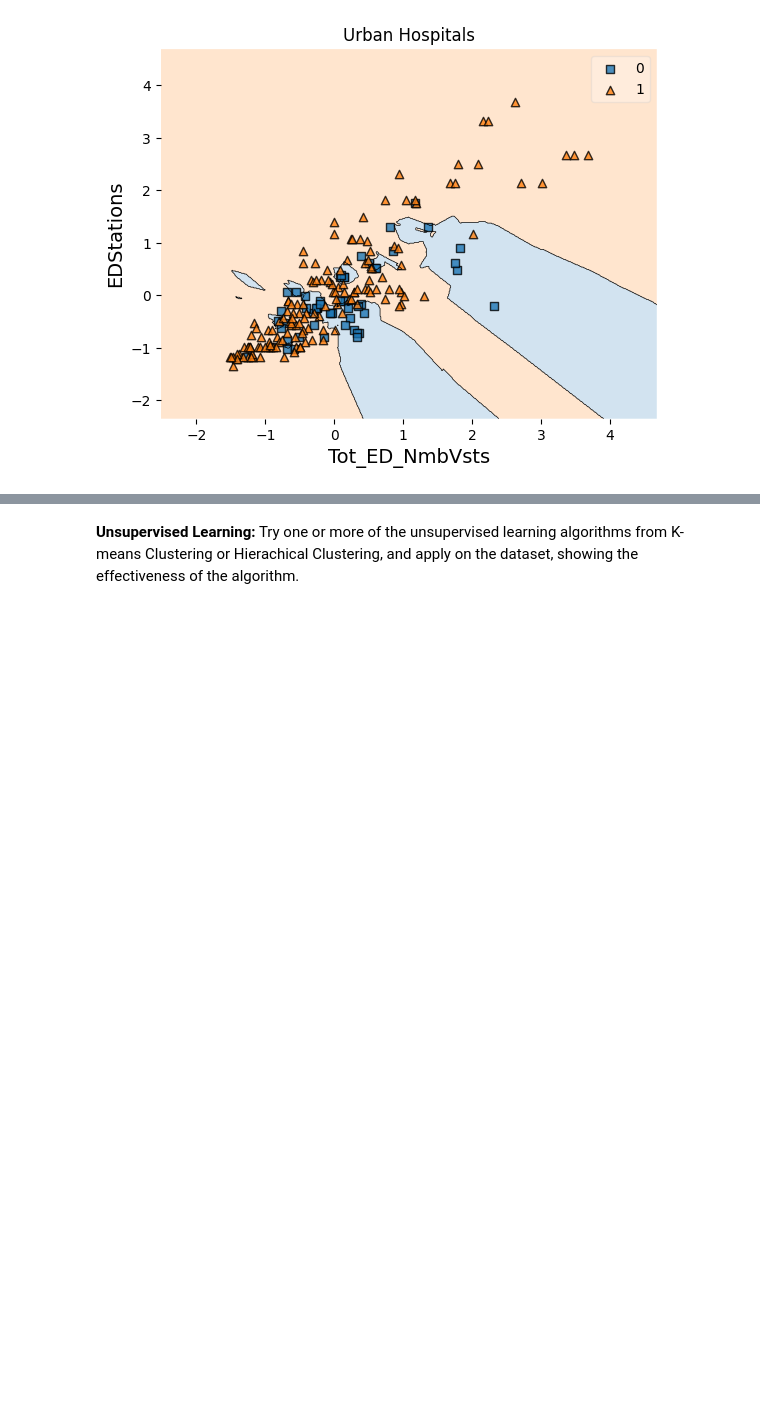
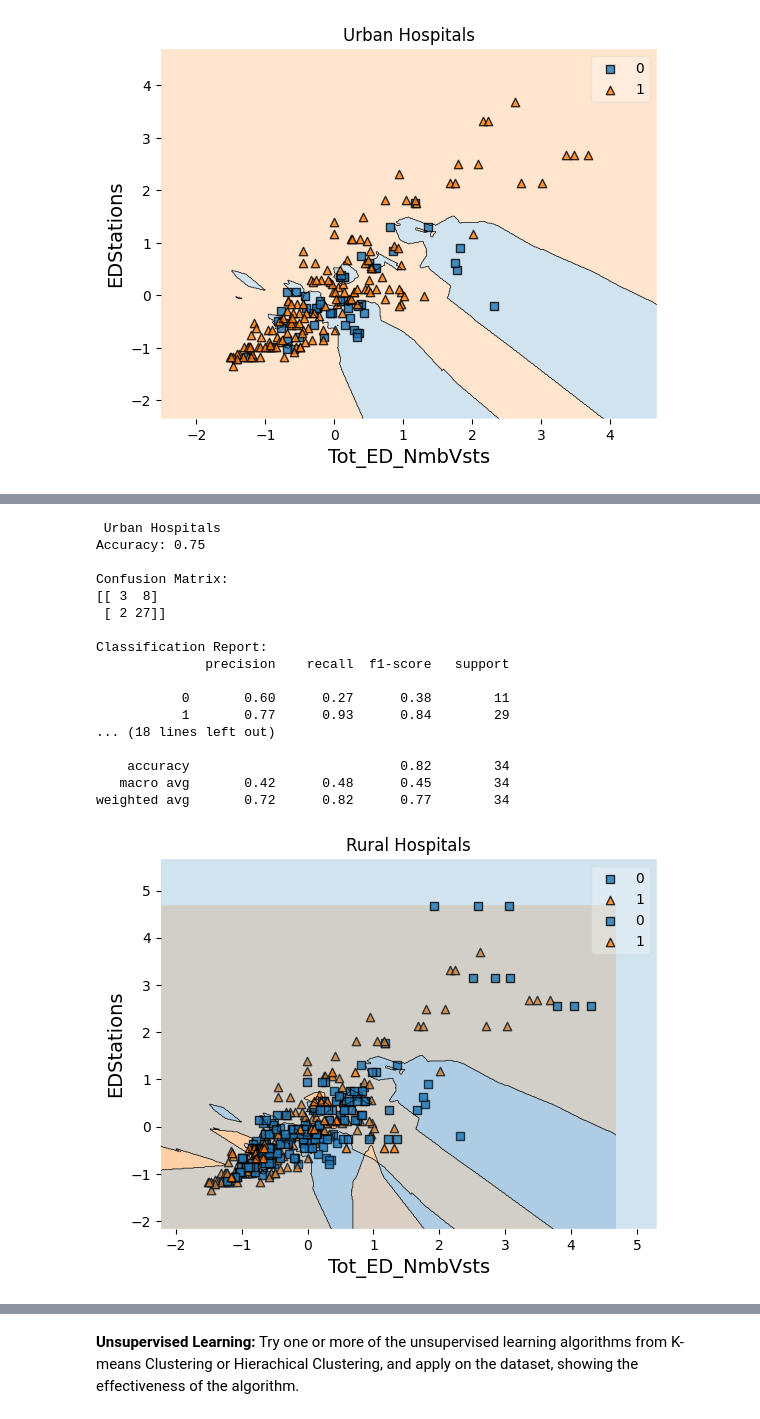
Before and after one commit to tovarrog24/Emergency-Department-Volume-and-Capacity, a Jupyter notebook: learning.ipynb, the cells around one changed output, grey strips where cells are left out. Saved outputs shown, nothing was run; the diff lists cells and outputs as text; code cells hidden in the pictures; blank space fills up the shorter version.

```diff
--- a/learning.ipynb
+++ b/learning.ipynb
@@ -400,0 +410,71 @@ These two graphs seems to give better insight. Contrary to my intial thought, th
+# %%
+
+
+def evaluateKNN(dataset, title):
+
+    # Take a sample
+    systemSample = dataset.sample(
+        min(200, len(dataset)),
+        random_state=123
+    ).copy()
+
+    # Convert labels to integers
+    systemSample["Int"] = systemSample["MentalHealthShortageArea"].map(
+        {"Yes": 0, "No": 1}
+    )
+
+    # Define features and target
+    X = systemSample[["Tot_ED_NmbVsts", "EDStations"]]
+    y = systemSample["Int"]
+
+    # Divide into training and testing data
+    X_train, X_test, y_train, y_test = train_test_split(
+        X, y, test_size=0.2, random_state=42, stratify=y
+    )
+
+    # Scale features
+    scaler = StandardScaler()
+    X_train_scaled = scaler.fit_transform(X_train)
+    X_test_scaled = scaler.transform(X_test)
+
+    # Fit model
+    systemClassifier = KNeighborsClassifier(n_neighbors=5)
+    systemClassifier.fit(X_train_scaled, y_train)
+
+    # Make predictions
+    predictions = systemClassifier.predict(X_test_scaled)
+
+    # Evaluate model
+    print("\n", title)
+    print("Accuracy:", accuracy_score(y_test, predictions))
+    print("\nConfusion Matrix:")
+    print(confusion_matrix(y_test, predictions))
+    print("\nClassification Report:")
+    print(classification_report(y_test, predictions))
+
+# Generate decision-region graphs
+plotKNN(urbanData, "Urban Hospitals")
+plotKNN(nonUrbanData, "Rural Hospitals")
+
+# Evaluate effectiveness
+evaluateKNN(urbanData, "Urban Hospitals")
+evaluateKNN(nonUrbanData, "Rural Hospitals")
+# %% [output]
+ Urban Hospitals
+Accuracy: 0.75
+
+Confusion Matrix:
+[[ 3  8]
+ [ 2 27]]
+
+Classification Report:
+              precision    recall  f1-score   support
+
+           0       0.60      0.27      0.38        11
+           1       0.77      0.93      0.84        29
+... (18 lines left out)
+
+    accuracy                           0.82        34
+   macro avg       0.42      0.48      0.45        34
+weighted avg       0.72      0.82      0.77        34
+[figure, added]
```
Also changed, not shown: parts of 17 cells of this notebook.
